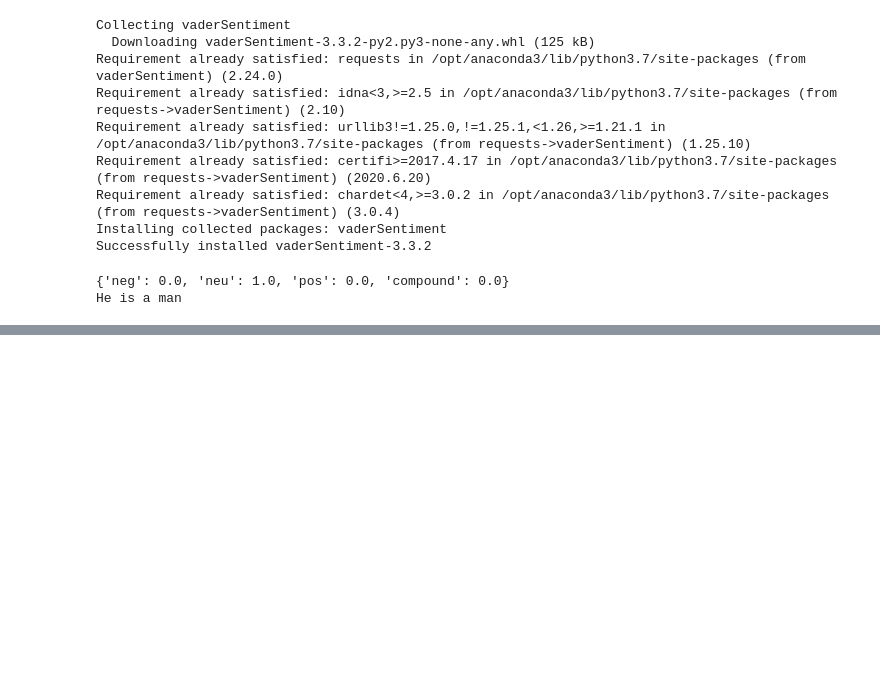
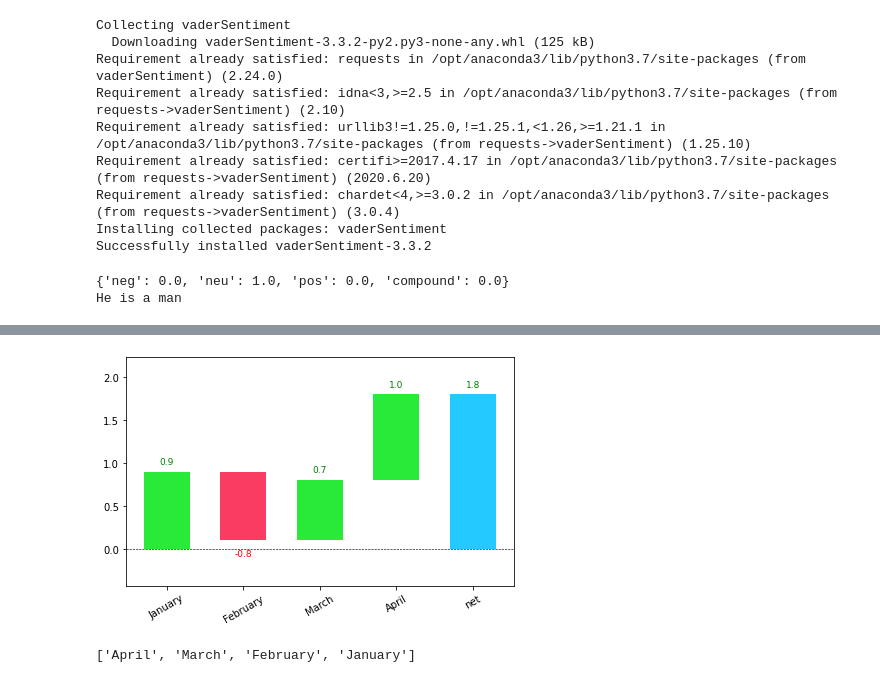
Before and after one commit to IndiaCFG3/team-72, a Jupyter notebook: Keyword extraction.ipynb, the cells around one changed output, grey strips where cells are left out. Saved outputs shown, nothing was run; the diff lists cells and outputs as text; code cells hidden in the pictures; blank space fills up the shorter version.

```diff
--- a/Keyword extraction.ipynb
+++ b/Keyword extraction.ipynb
@@ -95,0 +114,8 @@ He is a man
+# %%
+waterfall_chart.plot(a,b).savefig('deep.png')
+# %% [output]
+[figure, added]
+# %%
+a[::-1]
+# %% [output]
+['April', 'March', 'February', 'January']
```
Also changed, not shown: parts of 10 cells of this notebook, 5 other files.
